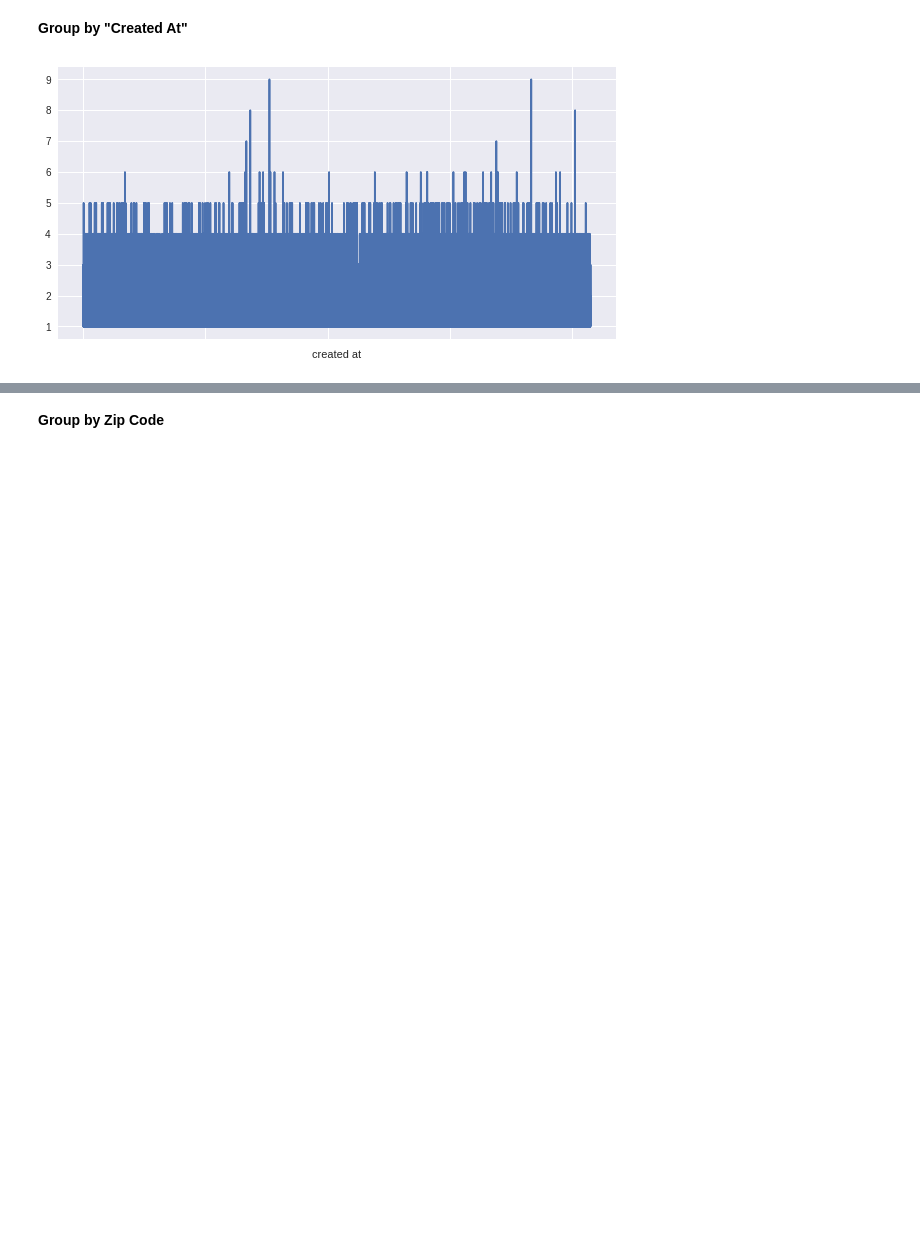
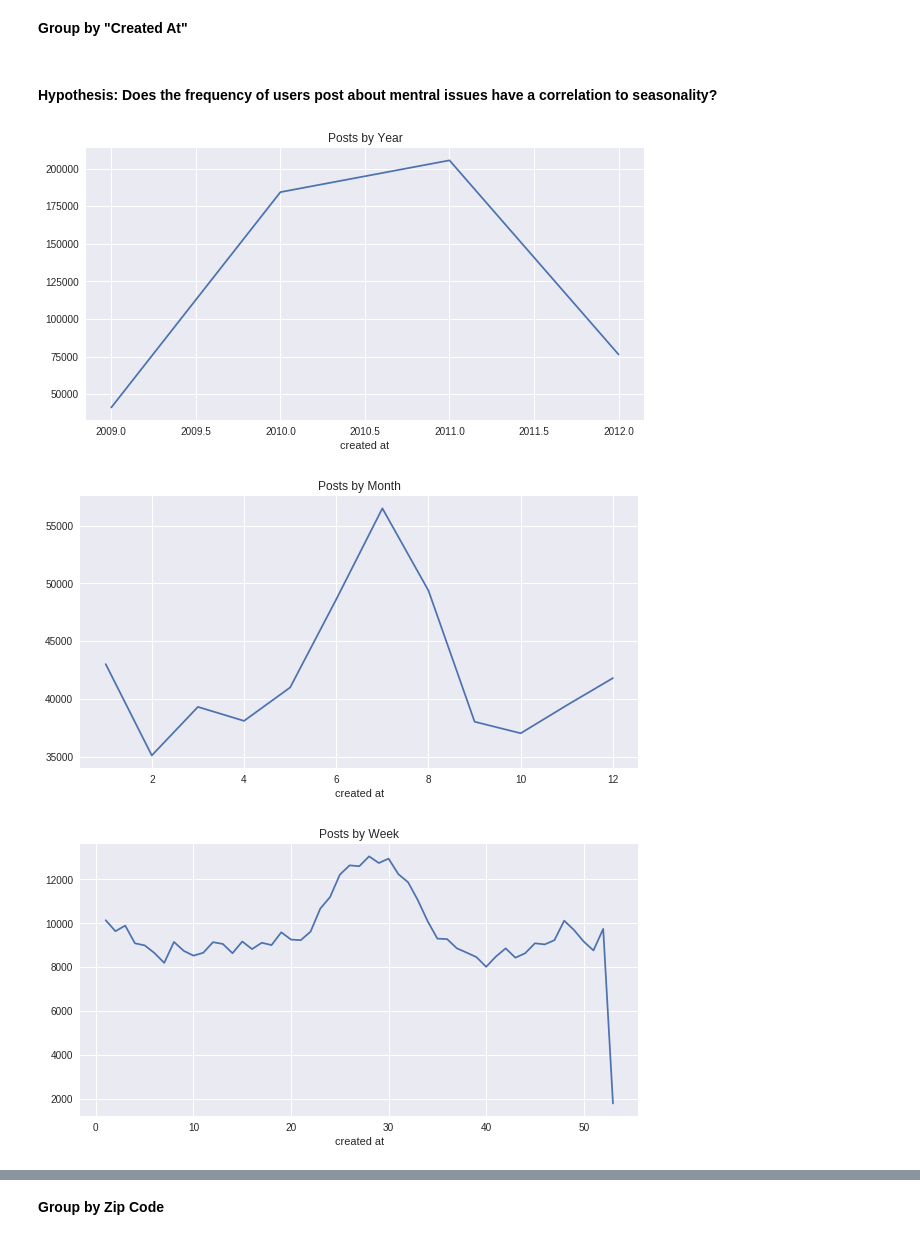
Before and after one commit to william-screen/iu-data-science-information-visualization-583, a Jupyter notebook: client-project/dysmenorrhea.ipynb, the cells around one changed output, grey strips where cells are left out. Cells and saved outputs as stored; diff of their text form; code cells hidden in the pictures; blank space fills up the shorter version.

```diff
--- a/client-project/dysmenorrhea.ipynb
+++ b/client-project/dysmenorrhea.ipynb
@@ -79,10 +79,69 @@ plt.show()
 [figure]
 # %% [markdown]
 **Group by "Created At"**
-# %%
-#Reshape the Dataframe to return the total number of movie genres by title_year
-created_at_df = df_dysmenorrhea_posts_female.groupby(['created at'])['created at'].count()
-created_at_df.plot(figsize=(10,5))
-plt.show()
-# %% [output]
-[figure, removed]
+# %% [markdown]
+#### Hypothesis: Does the frequency of users post about mentral issues have a correlation to seasonality?
+# %%
+# *** NOTE: FIRST RUN MAY TAKE UP TO 90 SECONDS ***
+
+# Covert 'created at' to datetime
+# --------------------
+df_dysmenorrhea_posts_female['created at'] = pd.to_datetime(df_dysmenorrhea_posts_female['created at'])
+
+# Group by year
+# --------------------
+female_post_years = df_dysmenorrhea_posts_female['created at'].dt.year
+
+# Plot years
+# --------------------
+created_at_year = df_dysmenorrhea_posts_female.groupby(female_post_years)['created at'].count()
+created_at_year.plot(title='Posts by Year', figsize=(10,5))
+plt.show()
+
+# Group by month
+# --------------------
+female_post_months = df_dysmenorrhea_posts_female['created at'].dt.month
+
+# Plot months
+# --------------------
+created_at_month = df_dysmenorrhea_posts_female.groupby(female_post_months)['created at'].count()
+created_at_month.plot(title='Posts by Month', figsize=(10,5))
+plt.show()
+
+# Plot seasons
+# --------------------
+# NEED SOLUTION
+
+# Group by week
+# --------------------
+female_post_weeks = df_dysmenorrhea_posts_female['created at'].dt.week
+
+# Plot week
+# --------------------
+created_at_weeks = df_dysmenorrhea_posts_female.groupby(female_post_weeks)['created at'].count()
+created_at_weeks.plot(title='Posts by Week', figsize=(10,5))
+plt.show()
+
+# Group by day
+# --------------------
+female_post_days = df_dysmenorrhea_posts_female['created at'].dt.day
+
+# Plot day
+# --------------------
+created_at_days = df_dysmenorrhea_posts_female.groupby(female_post_days)['created at'].count()
+created_at_days.plot(title='Posts by Day', figsize=(10,5))
+plt.show()
+
+# Group by day of week
+# --------------------
+female_post_days_of_week = df_dysmenorrhea_posts_female['created at'].dt.dayofweek
+
+# Plot day of week
+# --------------------
+created_at_days_of_week = df_dysmenorrhea_posts_female.groupby(female_post_days_of_week)['created at'].count()
+created_at_days_of_week.plot(title='Posts by Day of Week', figsize=(10,5))
+plt.show()
+# %% [output]
+[figure, added]
+[figure, added]
+[figure, added]
```
Also changed, not shown: parts of 3 cells of this notebook.
